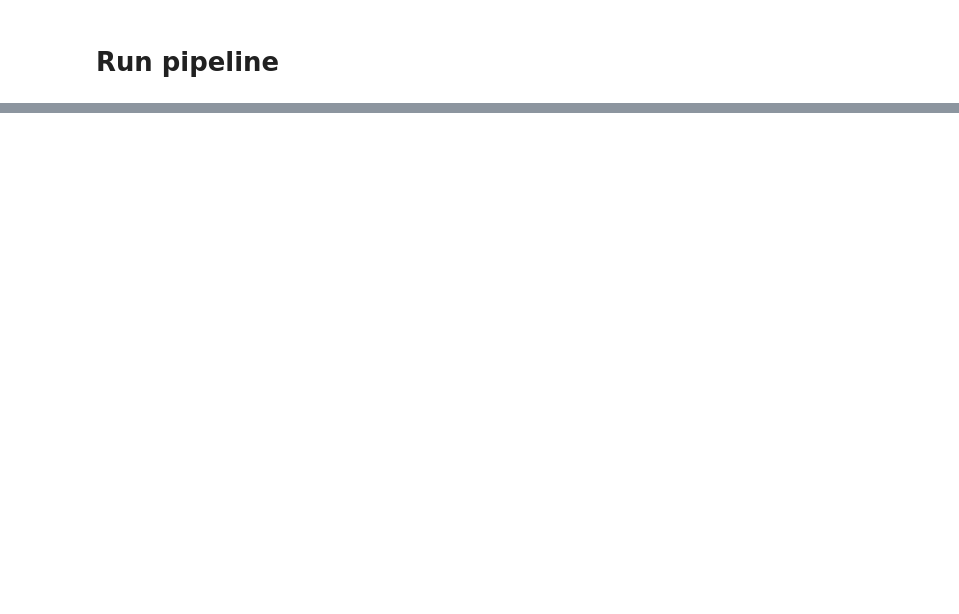
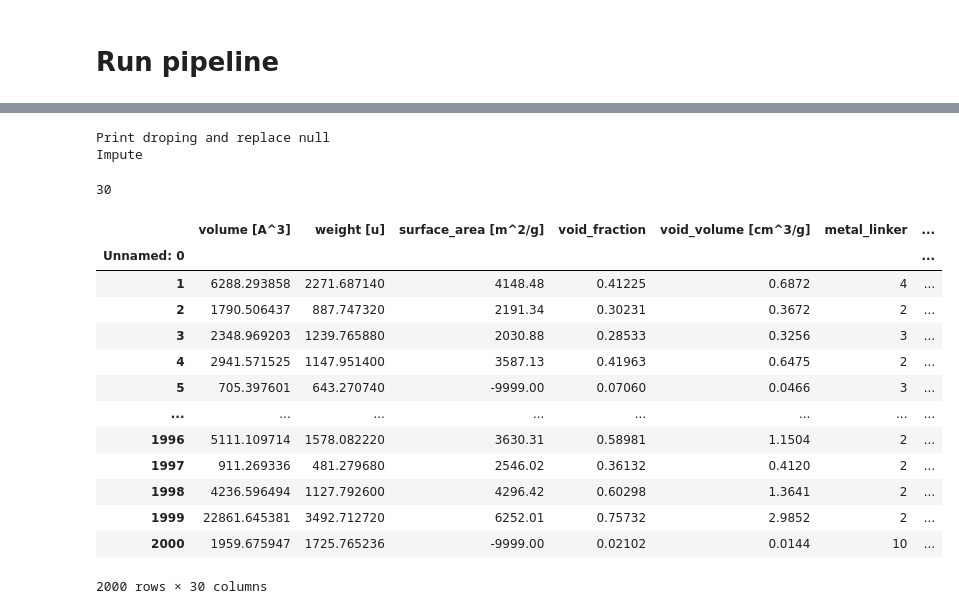
Before and after one commit to batprem/tmlcc-hackathon, a Jupyter notebook: 02_test_model_submission.ipynb, the cells around one changed output, grey strips where cells are left out. Drawn from its saved outputs; the diff is of its cells as text; code cells hidden in the pictures; blank space fills up the shorter version.

```diff
--- a/02_test_model_submission.ipynb
+++ b/02_test_model_submission.ipynb
@@ -114,10 +235,0 @@ X.index = temp_index
-# %%
-Pretest = replace_surface_area_equal_0_with_null(Pretest)
-Pretest = replace_inf_with_null(Pretest)
-Pretest = drop_unused_columns(Pretest)
-
-# Pretest_functional_group = Pretest[['functional_groups']]
-# Pretest = Pretest.drop('functional_groups', axis=1)
-temp_columns = Pretest.columns
-temp_index = Pretest.index
-Pretest = impute_value(Pretest, imputer)
@@ -144,0 +265,13 @@ X
+# %%
+test = TestDataPreprocessingPipeline(
+    Pretest,
+    train.imputer,
+    train.functional_group_extractor,
+    train.X.columns
+)
+test.topology2num = train.topology2num
+test.spacegroup2num = train.spacegroup2num
+test.run()
+# %% [output]
+Print droping and replace null
+Impute
@@ -144,0 +280,21 @@ X
+# %%
+len(train.X.columns)
+# %% [output]
+30
+# %%
+test.X[train.X.columns]
+# %% [output]
+|  | volume [A^3] | weight [u] | surface_area [m^2/g] | void_fraction | void_volume [cm^3/g] | metal_linker | ... |
+| Unnamed: 0 |  |  |  |  |  |  | ... |
+| 1 | 6288.293858 | 2271.687140 | 4148.48 | 0.41225 | 0.6872 | 4 | ... |
+| 2 | 1790.506437 | 887.747320 | 2191.34 | 0.30231 | 0.3672 | 2 | ... |
+| 3 | 2348.969203 | 1239.765880 | 2030.88 | 0.28533 | 0.3256 | 3 | ... |
+| 4 | 2941.571525 | 1147.951400 | 3587.13 | 0.41963 | 0.6475 | 2 | ... |
+| 5 | 705.397601 | 643.270740 | -9999.00 | 0.07060 | 0.0466 | 3 | ... |
+| ... | ... | ... | ... | ... | ... | ... | ... |
+| 1996 | 5111.109714 | 1578.082220 | 3630.31 | 0.58981 | 1.1504 | 2 | ... |
+| 1997 | 911.269336 | 481.279680 | 2546.02 | 0.36132 | 0.4120 | 2 | ... |
+| 1998 | 4236.596494 | 1127.792600 | 4296.42 | 0.60298 | 1.3641 | 2 | ... |
+| 1999 | 22861.645381 | 3492.712720 | 6252.01 | 0.75732 | 2.9852 | 2 | ... |
+| 2000 | 1959.675947 | 1725.765236 | -9999.00 | 0.02102 | 0.0144 | 10 | ... |
+2000 rows × 30 columns
```
Also changed, not shown: parts of 33 cells of this notebook, 13 other files.
